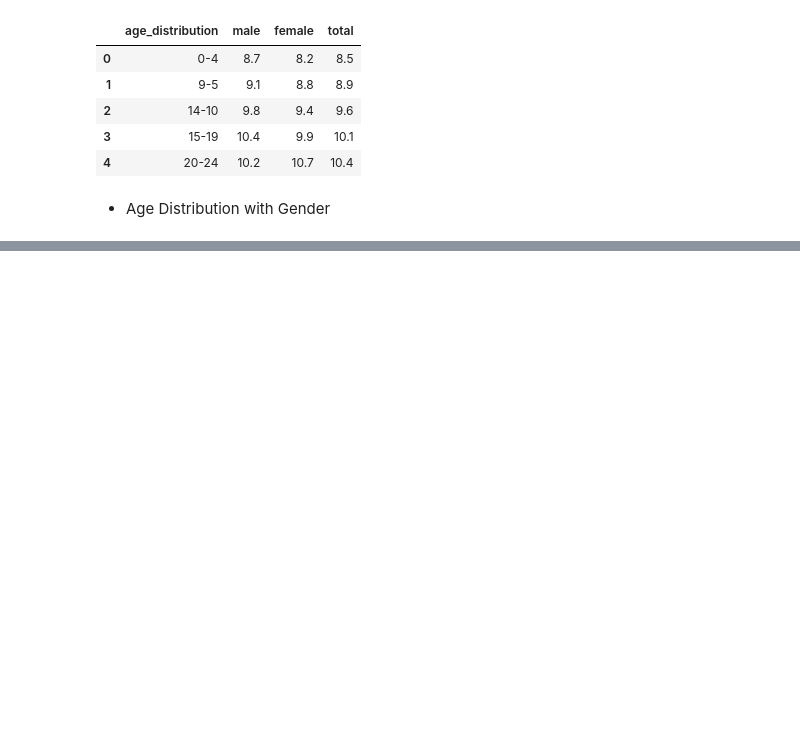
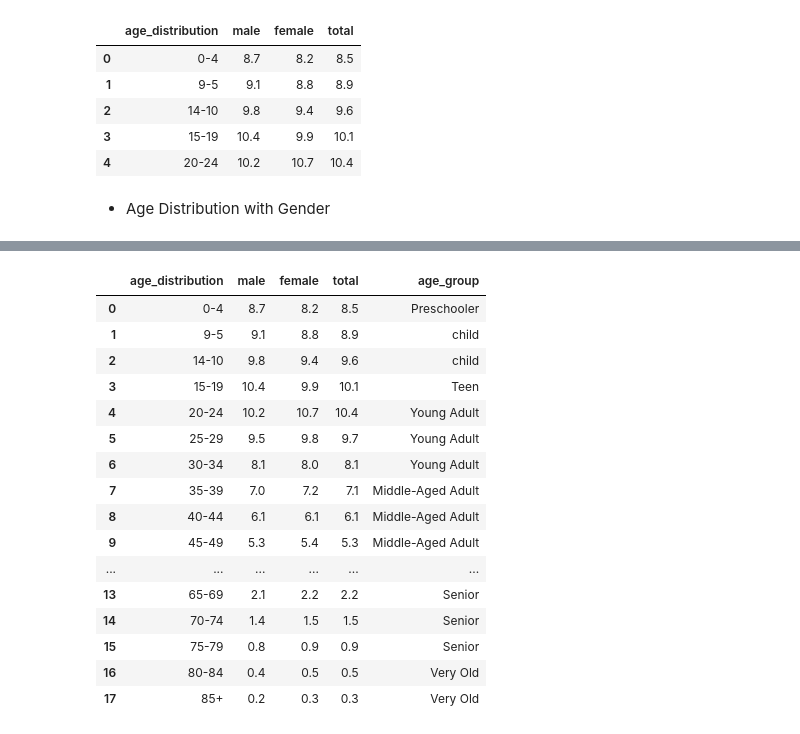
Before and after one commit to adnaen/covid-19-india-analysis, a Jupyter notebook: notebook/01-data-cleaning.ipynb, the cells around one changed output, grey strips where cells are left out. Saved outputs shown, nothing was run; the diff lists cells and outputs as text; code cells hidden in the pictures; blank space fills up the shorter version.

```diff
--- a/notebook/01-data-cleaning.ipynb
+++ b/notebook/01-data-cleaning.ipynb
@@ -196,0 +197,29 @@ plt.show()
+# %%
+def classify_age_group(age_range: str) -> str:
+    match age_range:
+        case "0-4":
+            return "Preschooler"
+
+        case "9-5" | "14-10":
+           return "child"
+
+        case "15-19":
+            return "Teen"
+
+        case "20-24" | "25-29" | "30-34":
+            return  "Young Adult"
+
+        case "35-39" | "40-44" | "45-49" | "50-54":
+            return "Middle-Aged Adult"
+
+        case "55-59" | "60-64":
+            return "Older Adult"
+
+        case "65-69" | "70-74" | "75-79":
+            return "Senior"
+
+        case "80-84" | "85+":
+            return "Very Old"
+
+        case _:
+            return "Not Classified"
@@ -196,0 +228,20 @@ plt.show()
+# %%
+age_df
+# %% [output]
+|  | age_distribution | male | female | total | age_group |
+| 0 | 0-4 | 8.7 | 8.2 | 8.5 | Preschooler |
+| 1 | 9-5 | 9.1 | 8.8 | 8.9 | child |
+| 2 | 14-10 | 9.8 | 9.4 | 9.6 | child |
+| 3 | 15-19 | 10.4 | 9.9 | 10.1 | Teen |
+| 4 | 20-24 | 10.2 | 10.7 | 10.4 | Young Adult |
+| 5 | 25-29 | 9.5 | 9.8 | 9.7 | Young Adult |
+| 6 | 30-34 | 8.1 | 8.0 | 8.1 | Young Adult |
+| 7 | 35-39 | 7.0 | 7.2 | 7.1 | Middle-Aged Adult |
+| 8 | 40-44 | 6.1 | 6.1 | 6.1 | Middle-Aged Adult |
+| 9 | 45-49 | 5.3 | 5.4 | 5.3 | Middle-Aged Adult |
+| ... | ... | ... | ... | ... | ... |
+| 13 | 65-69 | 2.1 | 2.2 | 2.2 | Senior |
+| 14 | 70-74 | 1.4 | 1.5 | 1.5 | Senior |
+| 15 | 75-79 | 0.8 | 0.9 | 0.9 | Senior |
+| 16 | 80-84 | 0.4 | 0.5 | 0.5 | Very Old |
+| 17 | 85+ | 0.2 | 0.3 | 0.3 | Very Old |
```
Also changed, not shown: parts of 6 cells of this notebook.
